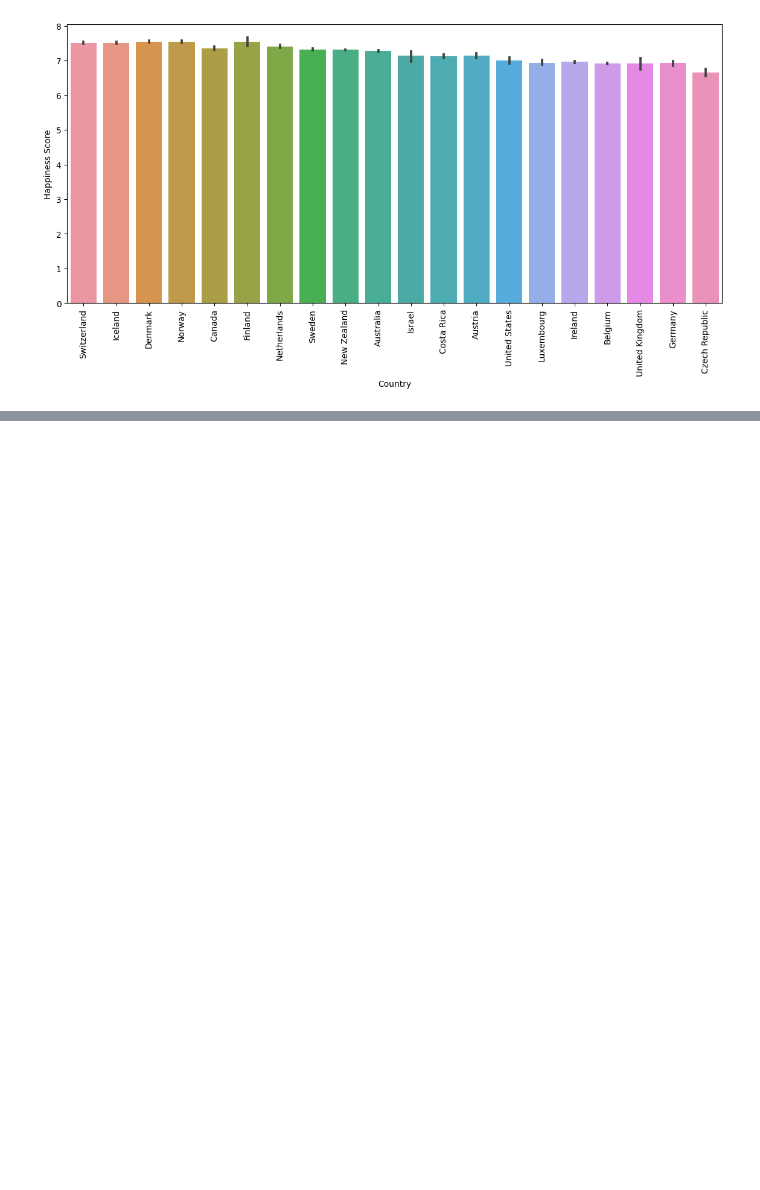
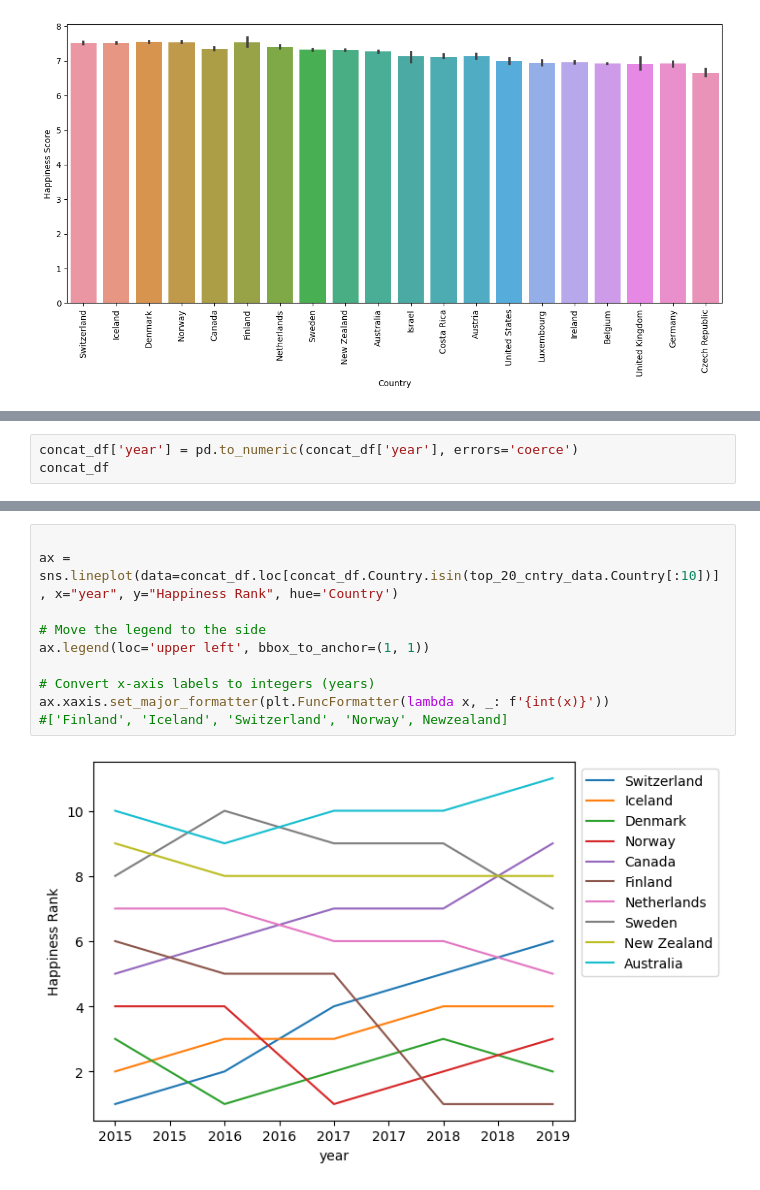
Before and after one commit to codekunoichi/learning-datascience, a Jupyter notebook: pandas/portfolio-projects/prob_6_happiness_data.ipynb, the cells around one changed output, grey strips where cells are left out. Cells and saved outputs as stored; diff of their text form; blank space fills up the shorter version.

Commit message:
Add top 10 country happiness rank year over year

```diff
--- a/pandas/portfolio-projects/prob_6_happiness_data.ipynb
+++ b/pandas/portfolio-projects/prob_6_happiness_data.ipynb
@@ -285,0 +298,3 @@ Text(0, 0.5, 'Happiness Score')
+# %%
+concat_df['year'] = pd.to_numeric(concat_df['year'], errors='coerce')
+concat_df
@@ -285,0 +315,12 @@ Text(0, 0.5, 'Happiness Score')
+# %%
+
+ax = sns.lineplot(data=concat_df.loc[concat_df.Country.isin(top_20_cntry_data.Country[:10])], x="year", y="Happiness Rank", hue='Country')
+
+# Move the legend to the side
+ax.legend(loc='upper left', bbox_to_anchor=(1, 1))
+
+# Convert x-axis labels to integers (years)
+ax.xaxis.set_major_formatter(plt.FuncFormatter(lambda x, _: f'{int(x)}'))
+#['Finland', 'Iceland', 'Switzerland', 'Norway', Newzealand]
+# %% [output]
+[figure, added]
```
Also changed, not shown: parts of 3 cells of this notebook.
